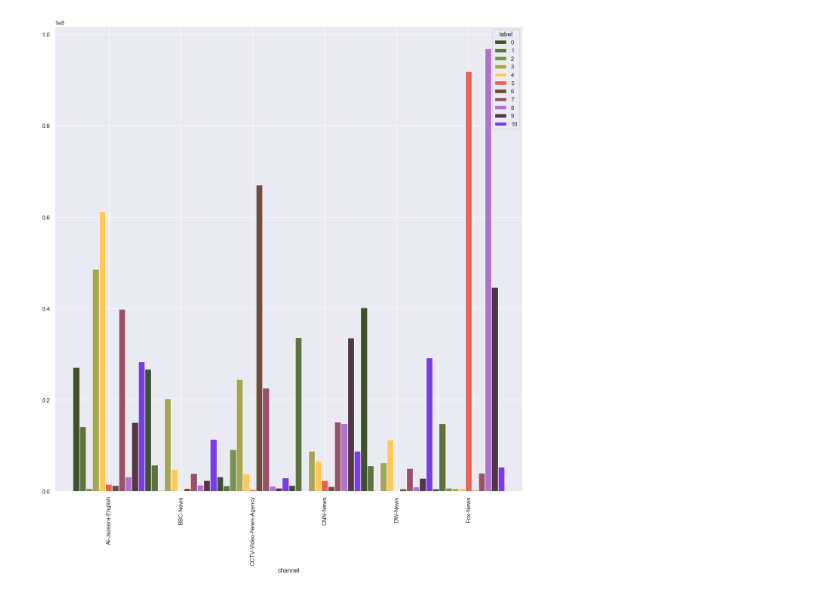
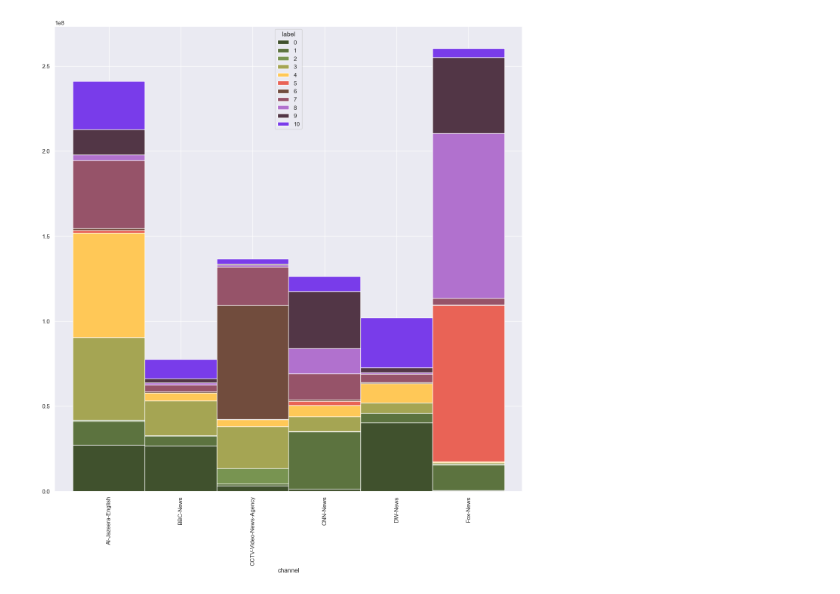
Before and after one commit to PaulKnopf/NLP-Clustering-News-Outlets, a Jupyter notebook: src/visualize_group_distribution.ipynb, the cells around one changed output. Drawn from its saved outputs; the diff is of its cells as text; code cells hidden in the pictures.

Commit message:
stacked plot

```diff
--- a/src/visualize_group_distribution.ipynb
+++ b/src/visualize_group_distribution.ipynb
@@ -17,14 +17,15 @@ df['label'] = labels
 # %%
 seaborn.set()
 ag = df.groupby(['channel','label']).sum().unstack()
 ag.columns = ag.columns.droplevel()
 
 ag.plot(kind='bar',
         # colormap=cm.Accent,
         width=1,
         figsize=(16,16),
-        color=colors_set
+        color=colors_set,
+        stacked=True
         )
 plt.show()
 # %% [output]
-[figure, old version]
+[figure, new version]
```
Also changed, not shown: 2 other files.
